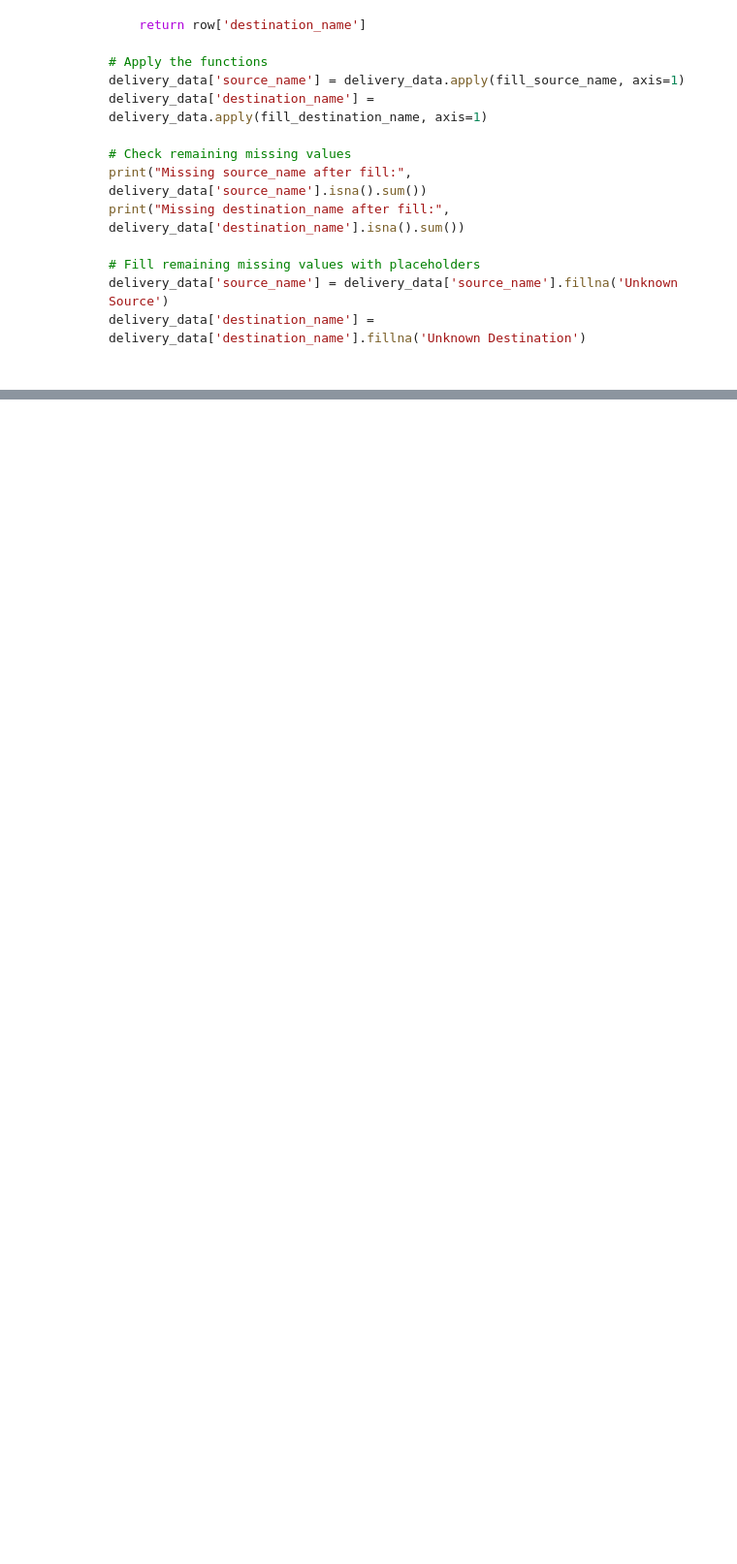
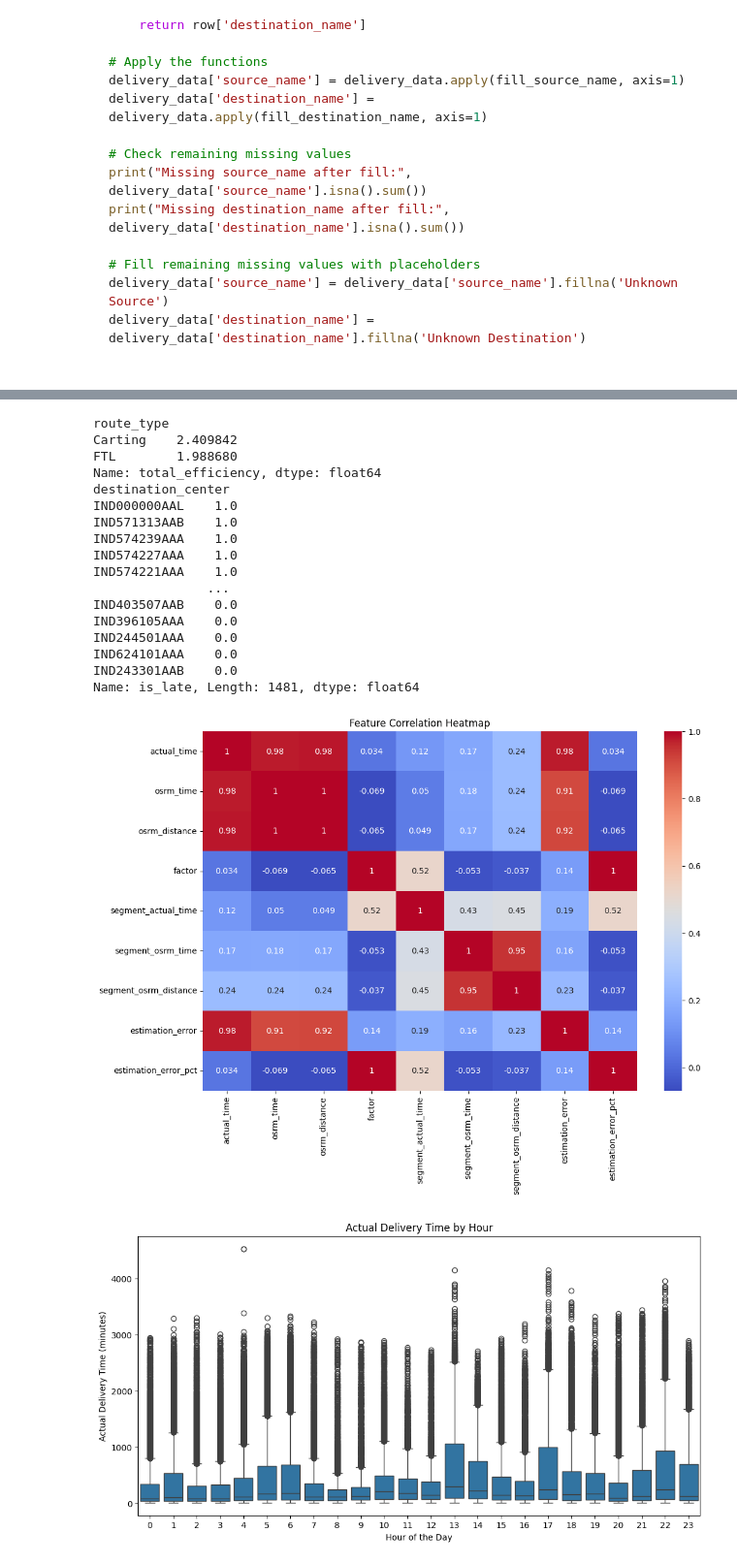
Before and after one commit to Angelitomixmatalosjaja/Delhivery-Logistics, a Jupyter notebook: logistic_delivery.ipynb, the cells around one changed output, grey strips where cells are left out. Shown: that part at 97% size. Drawn from its saved outputs; the diff is of its cells as text; code cells hidden in the pictures; blank space fills up the shorter version.

```diff
--- a/logistic_delivery.ipynb
+++ b/logistic_delivery.ipynb
@@ -269,0 +297,63 @@ delivery_data['od_duration'] = (delivery_data['od_end_time'] - delivery_data['od
+# %%
+# Create new time-based features
+delivery_data['hour'] = delivery_data['od_start_time'].dt.hour
+delivery_data['day_of_week'] = delivery_data['od_start_time'].dt.dayofweek
+delivery_data['is_weekend'] = delivery_data['day_of_week'] >= 5
+
+# Delivery performance features
+delivery_data['estimation_error'] = delivery_data['actual_time'] - delivery_data['osrm_time']
+delivery_data['estimation_error_pct'] = delivery_data['estimation_error'] / delivery_data['osrm_time']
+delivery_data['is_late'] = delivery_data['actual_time'] > delivery_data['osrm_time']
+delivery_data['segment_efficiency'] = delivery_data['segment_actual_time'] / delivery_data['segment_osrm_time']
+delivery_data['total_efficiency'] = delivery_data['actual_time'] / delivery_data['osrm_time']
+
+# Descriptive Analysis
+# Compare actual vs estimated times
+delivery_data[['actual_time', 'osrm_time']].describe()
+
+# Group by route type and analyze average efficiency
+print(delivery_data.groupby('route_type')['total_efficiency'].mean())
+
+# Count late deliveries per destination center
+print(delivery_data.groupby('destination_center')['is_late'].mean().sort_values(ascending=False))
+
+# Heatmap of correlation
+import seaborn as sns
+import matplotlib.pyplot as plt
+
+corr_cols = ['actual_time', 'osrm_time', 'osrm_distance', 'factor',
+             'segment_actual_time', 'segment_osrm_time', 'segment_osrm_distance',
+             'estimation_error', 'estimation_error_pct']
+
+plt.figure(figsize=(12, 8))
+sns.heatmap(delivery_data[corr_cols].corr(), annot=True, cmap='coolwarm')
+plt.title("Feature Correlation Heatmap")
+plt.show()
+
+# Boxplot of delivery duration by hour
+plt.figure(figsize=(12, 6))
+sns.boxplot(data=delivery_data, x='hour', y='actual_time')
+plt.title("Actual Delivery Time by Hour")
+plt.xlabel("Hour of the Day")
+plt.ylabel("Actual Delivery Time (minutes)")
+plt.show()
+# %% [output]
+route_type
+Carting    2.409842
+FTL        1.988680
+Name: total_efficiency, dtype: float64
+destination_center
+IND000000AAL    1.0
+IND571313AAB    1.0
+IND574239AAA    1.0
+IND574227AAA    1.0
+IND574221AAA    1.0
+               ...
+IND403507AAB    0.0
+IND396105AAA    0.0
+IND244501AAA    0.0
+IND624101AAA    0.0
+IND243301AAB    0.0
+Name: is_late, Length: 1481, dtype: float64
+[figure, added]
+[figure, added]
```
Also changed, not shown: parts of 7 cells of this notebook.
